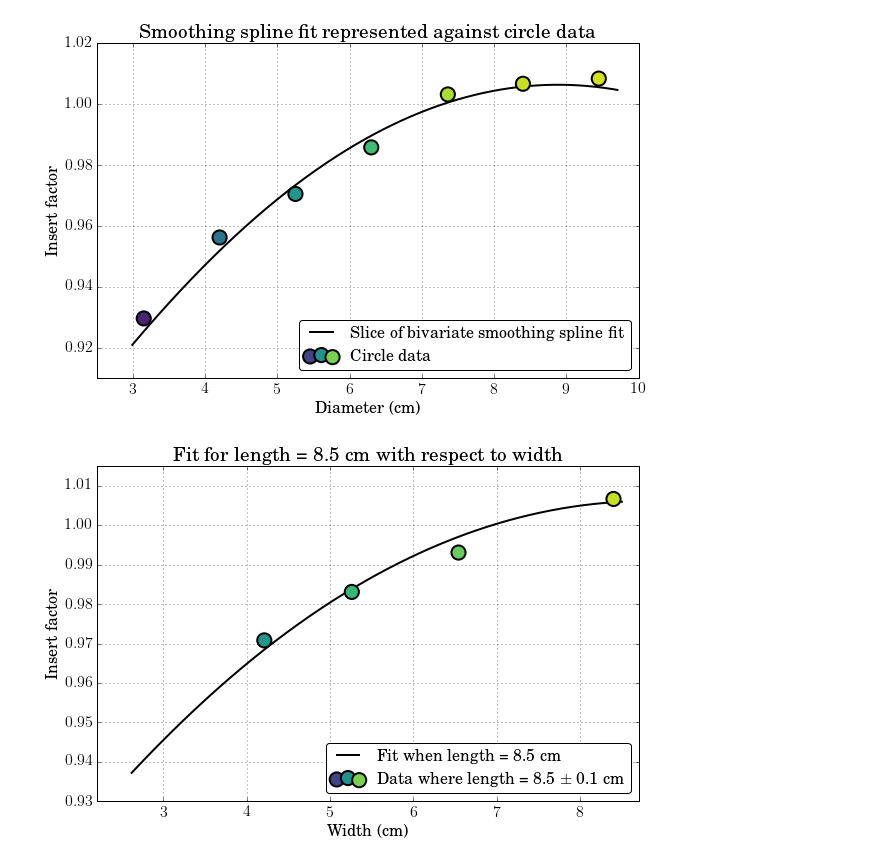
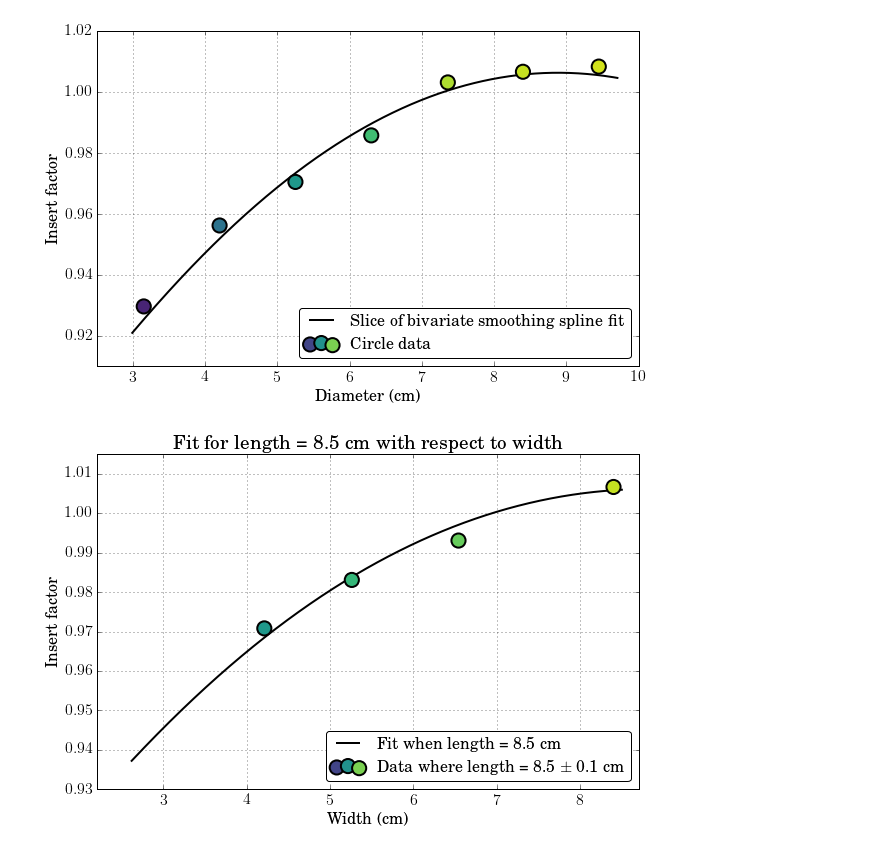
Before and after one commit to SimonBiggs/electronfactors, a Jupyter notebook: examples/Results -- Contour plots of model.ipynb, the cells around one changed output. Saved outputs shown, nothing was run; the diff lists cells and outputs as text; code cells hidden in the pictures.

```diff
--- a/examples/Results -- Contour plots of model.ipynb
+++ b/examples/Results -- Contour plots of model.ipynb
@@ -269,35 +269,35 @@ plt.plot(
     circle_width, circle_prediction,
     'k', lw=2, label=r'Slice of bivariate smoothing spline fit')
 circle_ref = np.abs(width - length) < 0.1
 
 plt.scatter(
     width[circle_ref], factor[circle_ref],
     s=200, lw=2,
     c=factor[circle_ref], cmap=green_cm,
     vmin=vmin, vmax=vmax,
     zorder=3)
 
 plt.scatter(
     [-1]*3, [-1]*3, s=200, lw=2,
     c=[green_cm(0.2), green_cm(0.5), green_cm(0.8)],
     zorder=3,
     label=r'Circle data')
 
 plt.xlim([2.5, 10])
 plt.ylim([0.91, 1.02])
 
 plt.xlabel('Diameter (cm)')
 plt.ylabel('Insert factor')
-plt.title('Smoothing spline fit represented against circle data')
+# plt.title('Smoothing spline fit represented against circle data')
 legend = plt.legend(fancybox=True, loc='lower right')
 legend.get_frame().set_facecolor('white')
 
 plt.grid(True)
 
 plt.savefig('figures/circle_fit.png', bbox_inches='tight', dpi=300)
 plt.savefig('figures/circle_fit.eps', bbox_inches='tight')
 # %% [output]
-[figure, old version]
+[figure, new version]
 # %%
 plt.figure(figsize=(6 * 1.618, 6))
 
```
Also changed, not shown: parts of 2 cells of this notebook, 21 other files.
